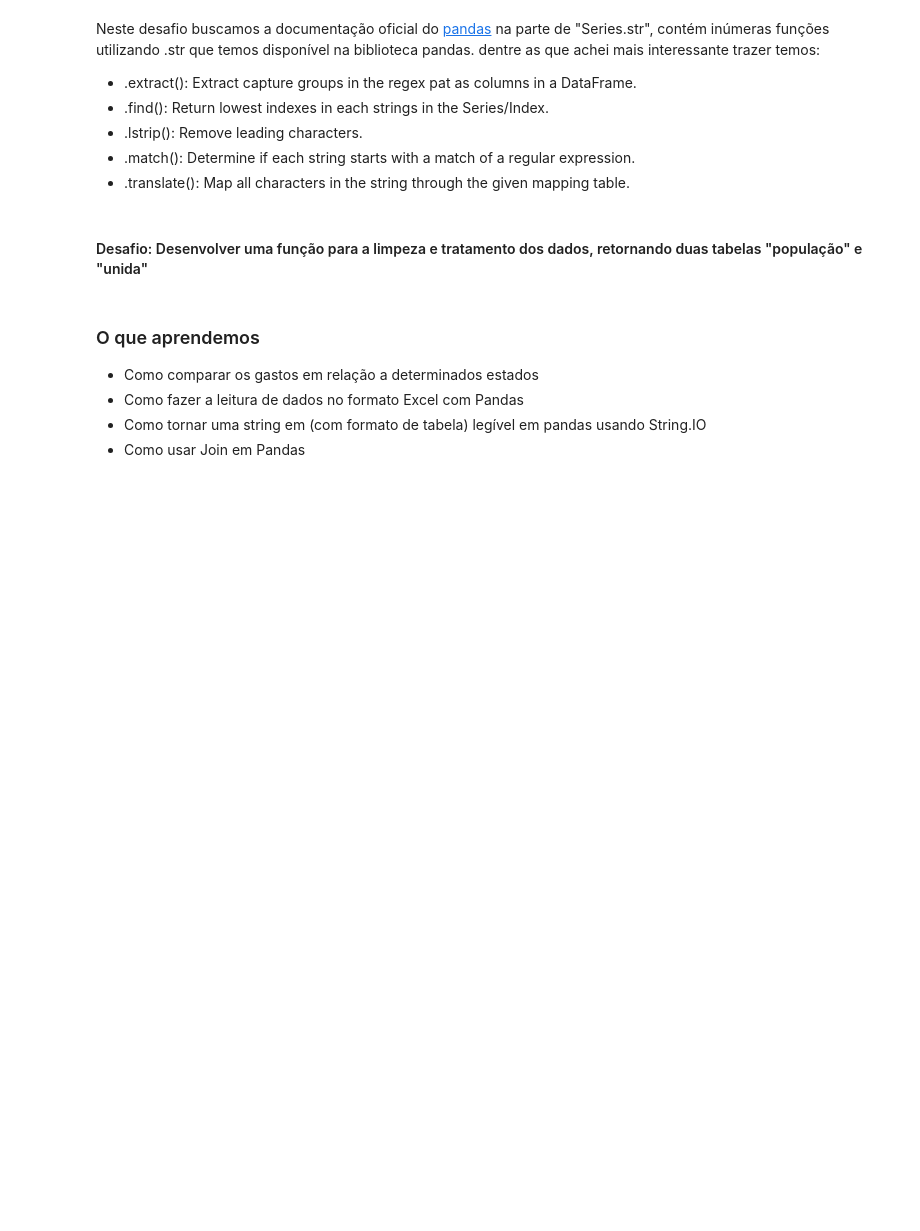
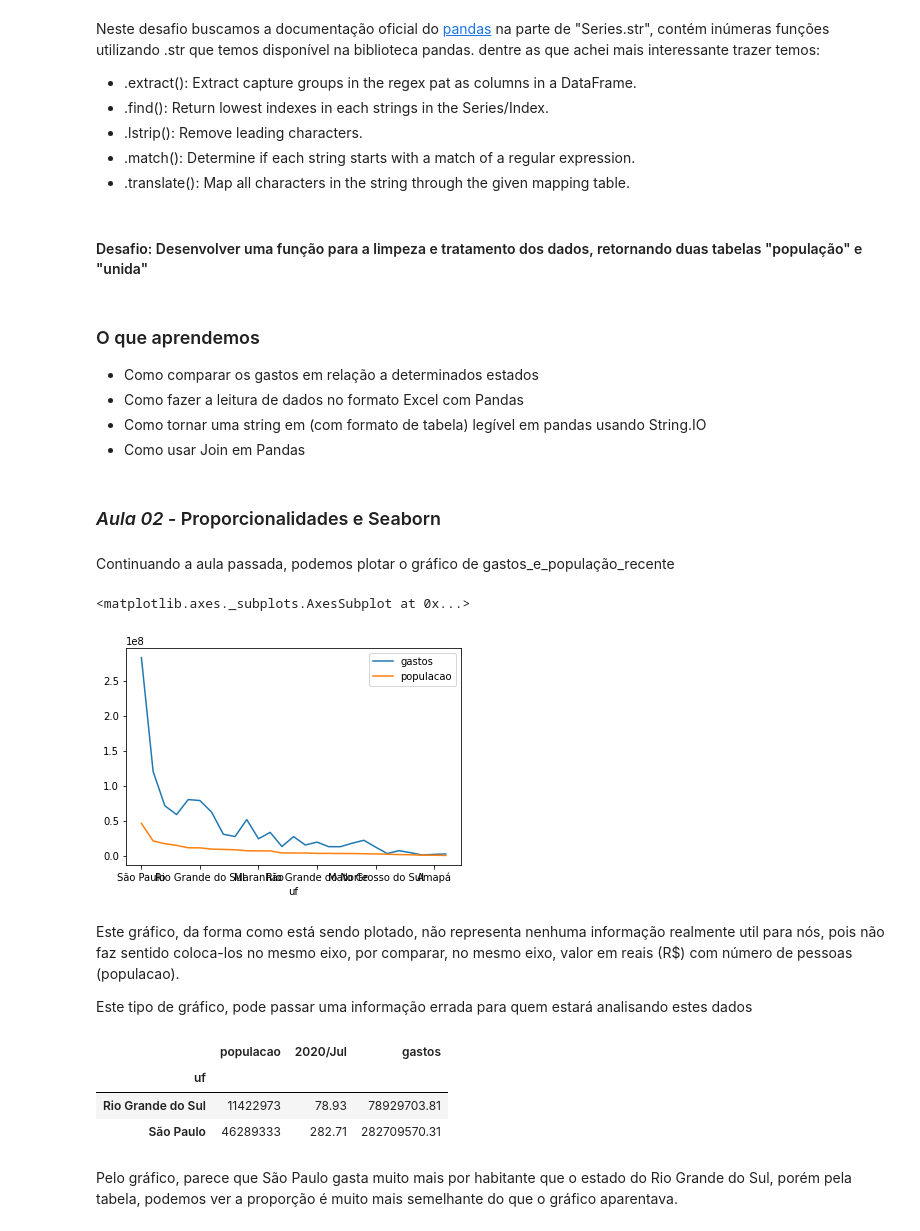
Before and after one commit to chermont04/BootCamp-Alura, a Jupyter notebook: modulos/Modulo_02.ipynb, the cells around one changed output. Cells and saved outputs as stored; diff of their text form; code cells hidden in the pictures; blank space fills up the shorter version.

Commit message:
Adicionando a Aula 02 do modulo 2 e o primeiro desafio

```diff
--- a/modulos/Modulo_02.ipynb
+++ b/modulos/Modulo_02.ipynb
@@ -263,7 +263,8 @@ Index(['São Paulo', 'Minas Gerais', 'Rio de Janeiro', 'Bahia', 'Paraná',
        'Tocantins', 'Acre', 'Amapá', 'Roraima'],
       dtype='object', name='uf')
 # %%
-populacao.join(gastos_do_mais_recente).head()
+gastos_e_populacao_recente = populacao.join(gastos_do_mais_recente)
+gastos_e_populacao_recente.head()
 # %% [output]
 |  | populacao | 2020/Jul |
 | uf |  |  |
@@ -357,3 +376,26 @@ Neste desafio buscamos a documentação oficial do [pandas](https://pandas.pydat
 - Como fazer a leitura de dados no formato Excel com Pandas
 - Como tornar uma string em (com formato de tabela) legível em pandas usando String.IO
 - Como usar Join em Pandas
+# %% [markdown]
+### *Aula 02* - Proporcionalidades e Seaborn
+# %% [markdown]
+Continuando a aula passada, podemos plotar o gráfico de gastos_e_população_recente
+# %%
+gastos_e_populacao_recente["gastos"] = gastos_e_populacao_recente["2020/Jul"] * 1000000
+gastos_e_populacao_recente[["gastos", "populacao"]].plot()
+# %% [output]
+<matplotlib.axes._subplots.AxesSubplot at 0x...>
+[figure, added]
+# %% [markdown]
+Este gráfico, da forma como está sendo plotado, não representa nenhuma informação realmente util para nós, pois não faz sentido coloca-los no mesmo eixo, por comparar, no mesmo eixo, valor em reais (R$) com número de pessoas (populacao).
+
+Este tipo de gráfico, pode passar uma informação errada para quem estará analisando estes dados
+# %%
+gastos_e_populacao_recente.loc[["Rio Grande do Sul", "São Paulo"]]
+# %% [output]
+|  | populacao | 2020/Jul | gastos |
+| uf |  |  |  |
+| Rio Grande do Sul | 11422973 | 78.93 | 78929703.81 |
+| São Paulo | 46289333 | 282.71 | 282709570.31 |
+# %% [markdown]
+Pelo gráfico, parece que São Paulo gasta muito mais por habitante que o estado do Rio Grande do Sul, porém pela tabela, podemos ver a proporção é muito mais semelhante do que o gráfico aparentava.
```
Also changed, not shown: parts of 13 cells of this notebook, 1 other file.
